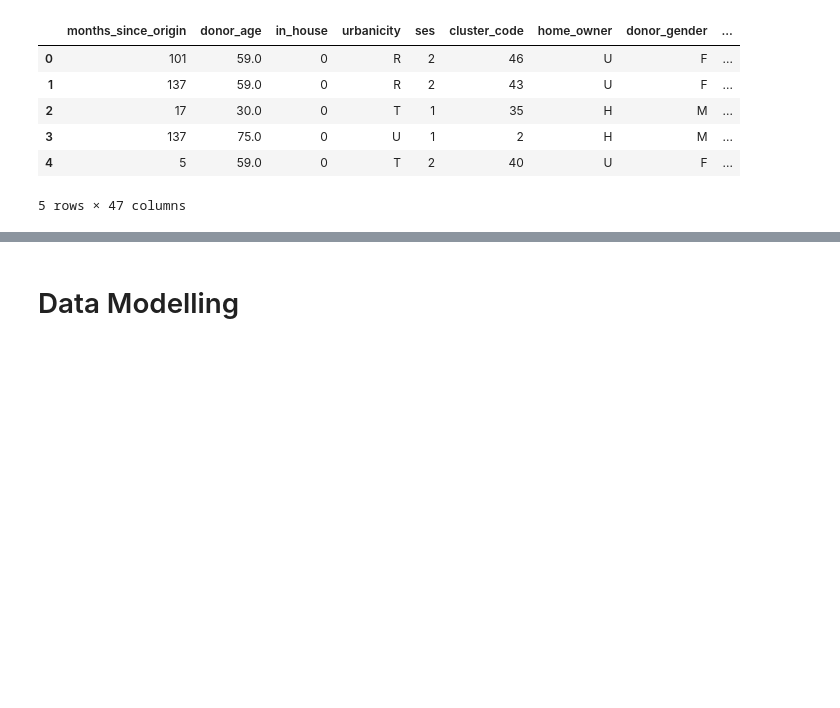
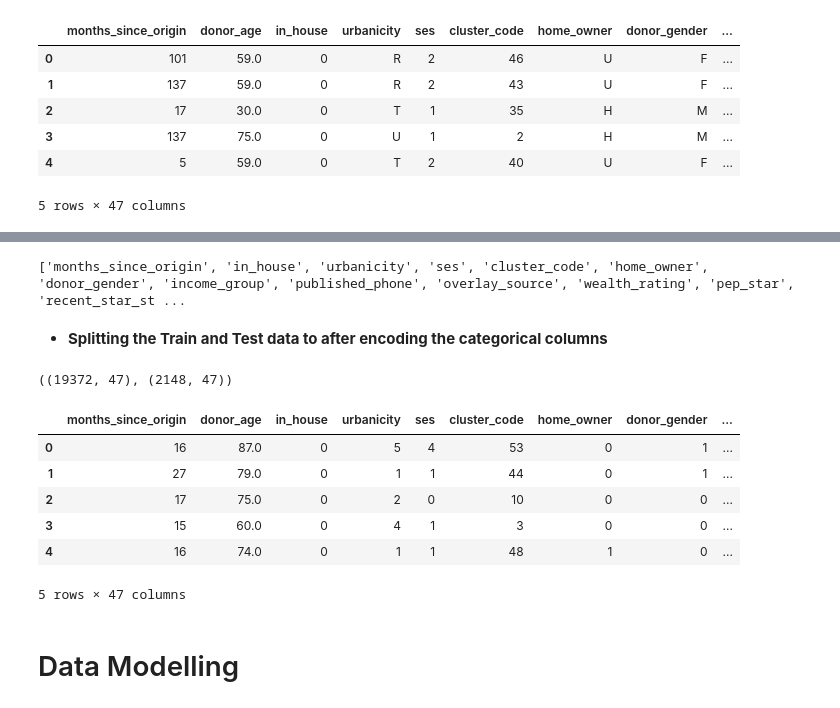
Before and after one commit to jindukwentua/Applying-Machine-Learning-to-Charity-donations, a Jupyter notebook: notebook/classification_model.ipynb, the cells around one changed output, grey strips where cells are left out. Drawn from its saved outputs; the diff is of its cells as text; code cells hidden in the pictures; blank space fills up the shorter version.

```diff
--- a/notebook/classification_model.ipynb
+++ b/notebook/classification_model.ipynb
@@ -99,0 +104,5 @@ test_data.head()
+# %%
+# Selecting the independent variables and the target variable
+#
+y = train_data['donated']
+X = train_data.drop('donated', axis = 1)
@@ -99,0 +111,35 @@ test_data.head()
+# %%
+total_data = pd.concat([X, test_data])
+# %%
+categorical_columns = []
+for col in total_data.columns:
+    unique_column =total_data[col].nunique()
+    if unique_column <=60:
+        categorical_columns.append(col)
+# %%
+print(categorical_columns)
+# %% [output]
+['months_since_origin', 'in_house', 'urbanicity', 'ses', 'cluster_code', 'home_owner', 'donor_gender', 'income_group', 'published_phone', 'overlay_source', 'wealth_rating', 'pep_star', 'recent_star_st ...
+# %%
+from sklearn.preprocessing import LabelEncoder
+le=LabelEncoder()
+for i in list(categorical_columns):
+        total_data[i]=le.fit_transform(total_data[i])
+# %% [markdown]
+* **Splitting the Train and Test data to after encoding the categorical columns**
+# %%
+X_train_cat_encoded =  total_data.iloc[:19372]
+X_test_cat_encoded =  total_data.iloc[19372:]
+X_train_cat_encoded.shape, X_test_cat_encoded.shape
+# %% [output]
+((19372, 47), (2148, 47))
+# %%
+total_data.head()
+# %% [output]
+|  | months_since_origin | donor_age | in_house | urbanicity | ses | cluster_code | home_owner | donor_gender | ... |
+| 0 | 16 | 87.0 | 0 | 5 | 4 | 53 | 0 | 1 | ... |
+| 1 | 27 | 79.0 | 0 | 1 | 1 | 44 | 0 | 1 | ... |
+| 2 | 17 | 75.0 | 0 | 2 | 0 | 10 | 0 | 0 | ... |
+| 3 | 15 | 60.0 | 0 | 4 | 1 | 3 | 0 | 0 | ... |
+| 4 | 16 | 74.0 | 0 | 1 | 1 | 48 | 1 | 0 | ... |
+5 rows × 47 columns
```
Also changed, not shown: parts of 25 cells of this notebook.
